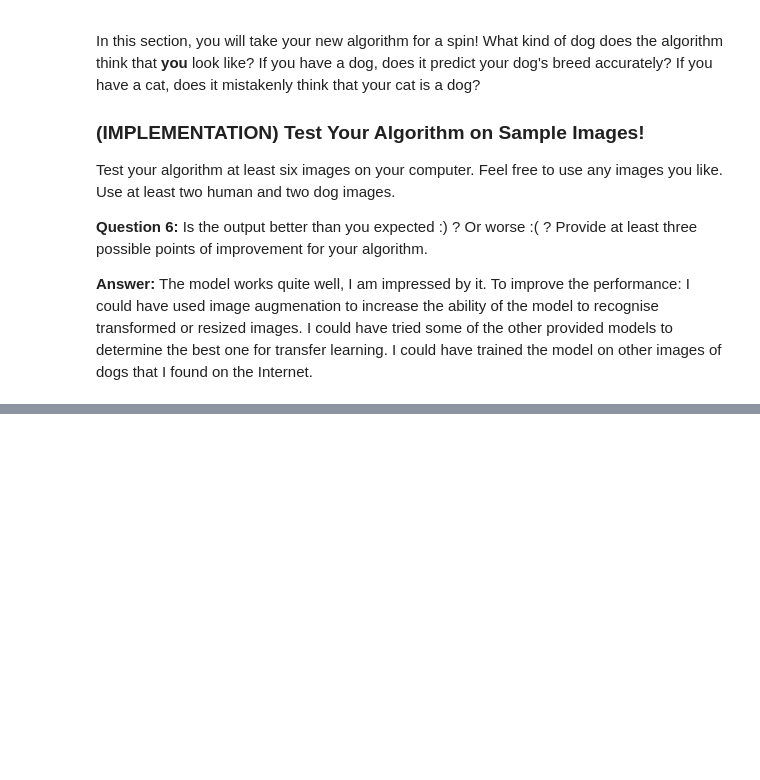
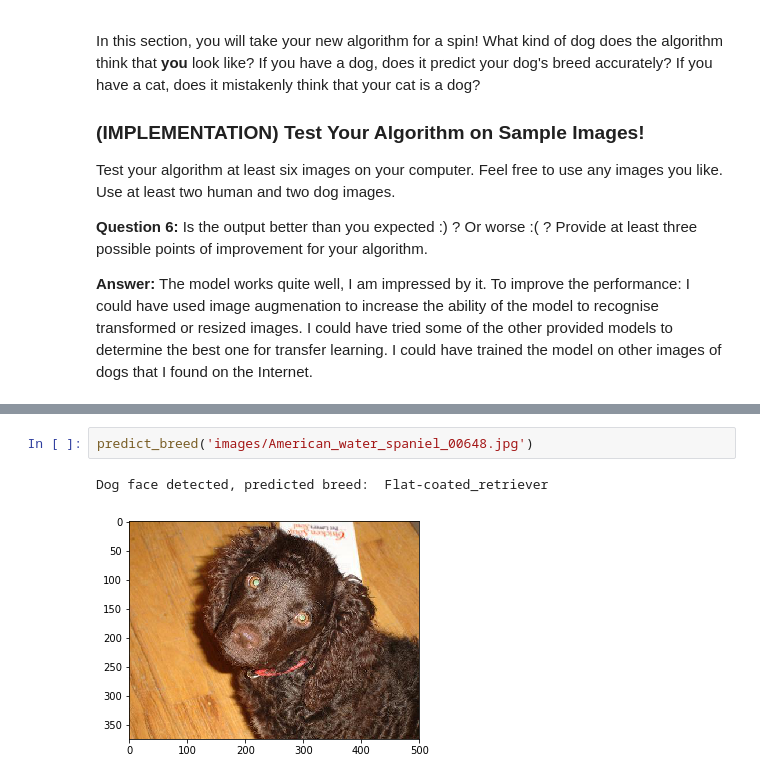
Before and after one commit to higginsb/dog-project, a Jupyter notebook: dog_app.ipynb, the cells around one changed output, grey strips where cells are left out. Drawn from its saved outputs; the diff is of its cells as text; blank space fills up the shorter version.

```diff
--- a/dog_app.ipynb
+++ b/dog_app.ipynb
@@ -783,0 +768,5 @@ Portuguese_water_dog
+# %%
+predict_breed('images/American_water_spaniel_00648.jpg')
+# %% [output]
+Dog face detected, predicted breed:  Flat-coated_retriever
+[figure, added]
```
Also changed, not shown: parts of 22 cells of this notebook, 1 other file.
